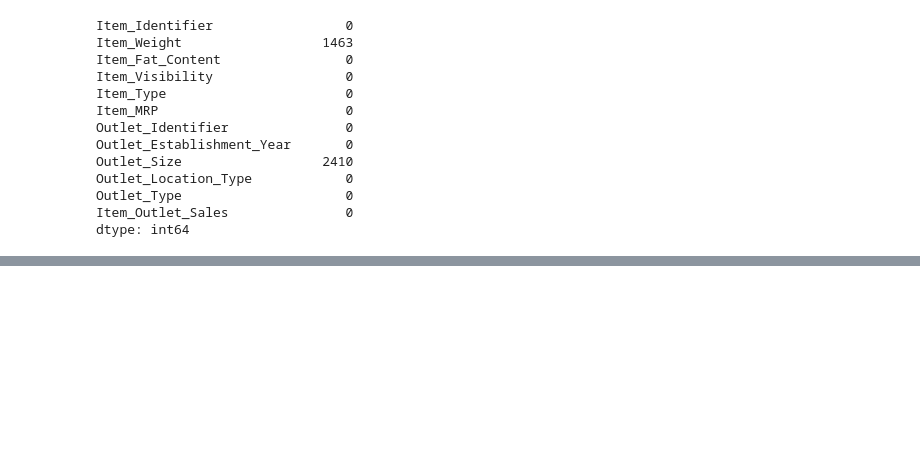
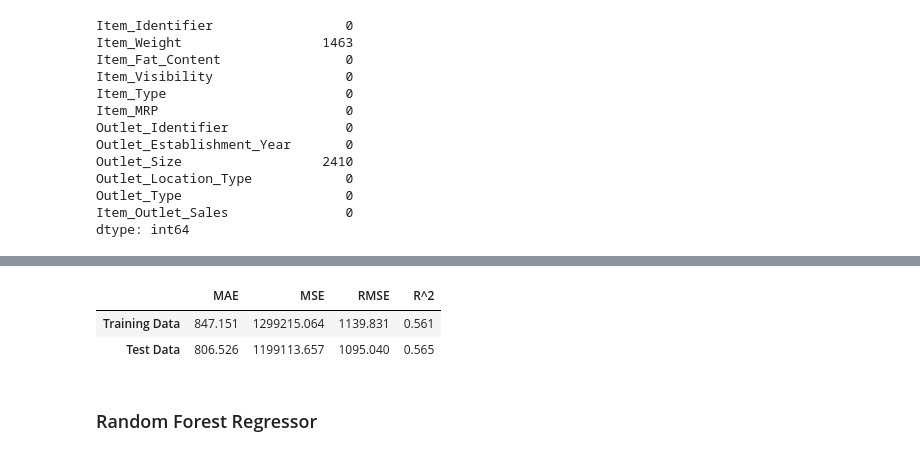
Before and after one commit to Ozedim/Ozedim, a Jupyter notebook: Copy_of_Loading_data.ipynb, the cells around one changed output, grey strips where cells are left out. Saved outputs shown, nothing was run; the diff lists cells and outputs as text; code cells hidden in the pictures; blank space fills up the shorter version.

```diff
--- a/Copy_of_Loading_data.ipynb
+++ b/Copy_of_Loading_data.ipynb
@@ -907,0 +222,34 @@ Pipeline(steps=[('simpleimputer', SimpleImputer(strategy='most_frequent')),
+# %%
+# ordinal cols
+ord_cols = ['Item_Fat_Content', 'Outlet_Size']
+
+# numeric transform
+num_cols = X_train.select_dtypes('number').columns
+impute_median = SimpleImputer(strategy='median')
+num_scaler = StandardScaler()
+num_pipe = make_pipeline(impute_median, num_scaler)
+
+num_tuple = ('numeric', num_pipe, num_cols)
+
+# categorical transform  (nominal)
+cat_cols = X_train.select_dtypes('object').drop(ord_cols, axis=1).columns
+impute_nan = SimpleImputer(strategy='constant', fill_value='nan')
+cat_ohe = OneHotEncoder(sparse_output=False, handle_unknown='ignore')
+cat_pipe = make_pipeline(impute_nan, cat_ohe)
+
+cat_tuple = ('categorical', cat_pipe, cat_cols)
+
+# ordinal transform
+impute_na = SimpleImputer(strategy='constant', fill_value='na')
+ord_order_fat = ['na', 'Low Fat', 'Regular']
+ord_order_size = ['na', 'Small', 'Medium', 'High']
+qual_order = [ord_order_fat, ord_order_size]
+ord_encoder = OrdinalEncoder(categories=qual_order)
+ord_scaler = StandardScaler()
+ord_pipe = make_pipeline(impute_na, ord_encoder, ord_scaler)
+
+ord_tuple = ('ordinal', ord_pipe, ord_cols)
+
+# column transformation
+col_trans = ColumnTransformer([num_tuple, cat_tuple, ord_tuple], verbose_feature_names_out=False)
+col_trans
@@ -907,0 +276,7 @@ Pipeline(steps=[('simpleimputer', SimpleImputer(strategy='most_frequent')),
+# %%
+lin_reg = LinearRegression()
+
+lin_pipe = make_pipeline(col_trans, lin_reg)
+
+# fit
+lin_pipe.fit(X_train, y_train)
@@ -907,0 +301,9 @@ Pipeline(steps=[('simpleimputer', SimpleImputer(strategy='most_frequent')),
+# %%
+# Evaluating linear regression
+evaluate_regression(lin_pipe, X_train, y_train, X_test, y_test, verbose = False, output_frame=True)
+# %% [output]
+|  | MAE | MSE | RMSE | R^2 |
+| Training Data | 847.151 | 1299215.064 | 1139.831 | 0.561 |
+| Test Data | 806.526 | 1199113.657 | 1095.040 | 0.565 |
+# %% [markdown]
+### Random Forest Regressor
```
Also changed, not shown: parts of 129 cells of this notebook.
